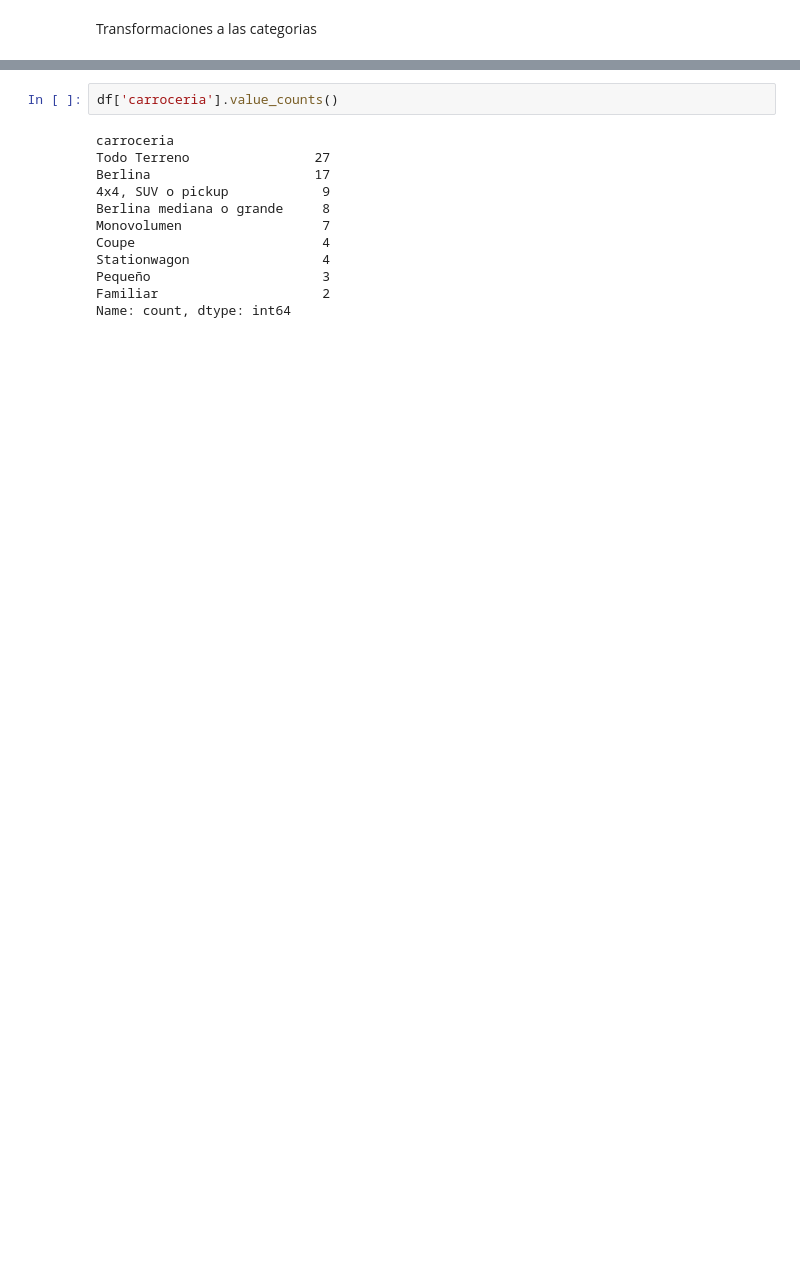
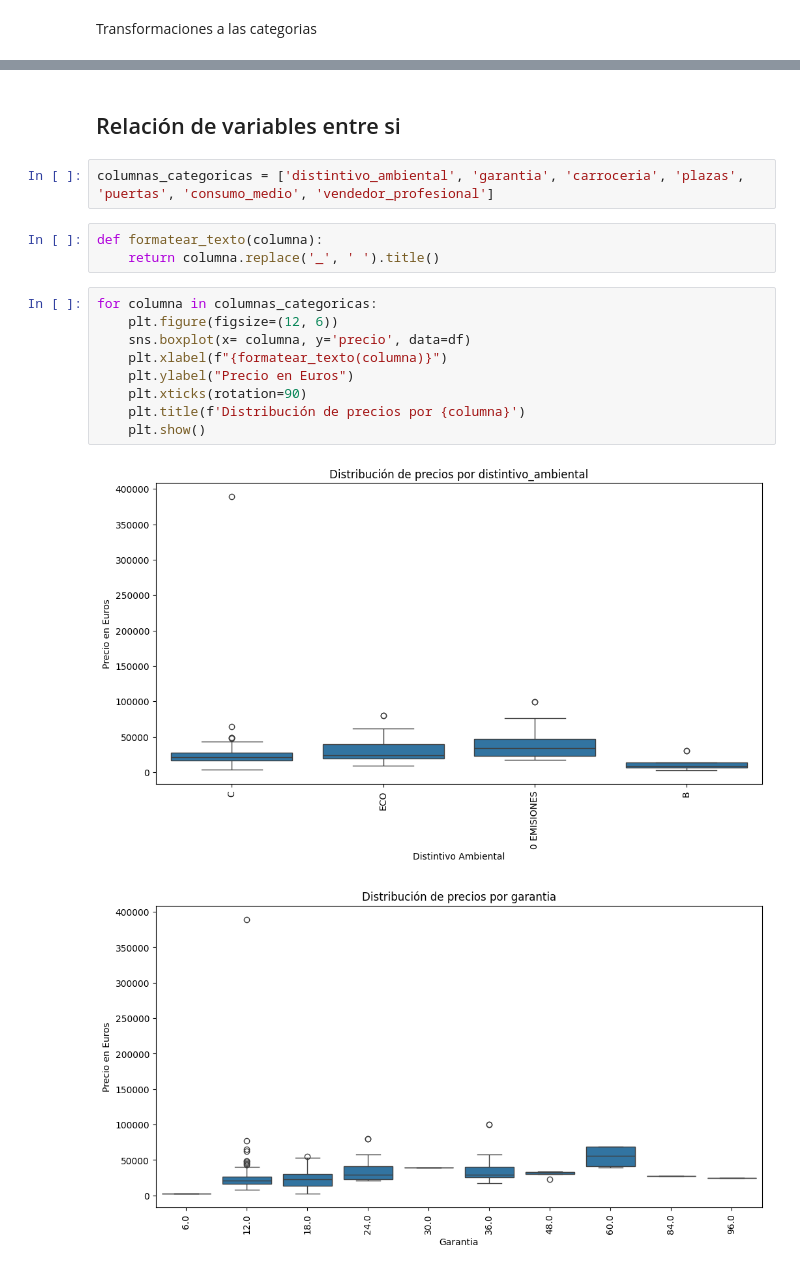
Before and after one commit to Bross-IT/PFB_coches, a Jupyter notebook: temp/limpieza_coches_segunda_mano.ipynb, the cells around one changed output, grey strips where cells are left out. Cells and saved outputs as stored; diff of their text form; blank space fills up the shorter version.

```diff
--- a/temp/limpieza_coches_segunda_mano.ipynb
+++ b/temp/limpieza_coches_segunda_mano.ipynb
@@ -177,14 +47,19 @@ memory usage: 10.9+ KB
-# %%
-df['carroceria'].value_counts()
-# %% [output]
-carroceria
-Todo Terreno                27
-Berlina                     17
-4x4, SUV o pickup            9
-Berlina mediana o grande     8
-Monovolumen                  7
-Coupe                        4
-Stationwagon                 4
-Pequeño                      3
-Familiar                     2
-Name: count, dtype: int64
+# %% [markdown]
+## Relación de variables entre si
+# %%
+columnas_categoricas = ['distintivo_ambiental', 'garantia', 'carroceria', 'plazas', 'puertas', 'consumo_medio', 'vendedor_profesional']
+# %%
+def formatear_texto(columna):
+    return columna.replace('_', ' ').title()
+# %%
+for columna in columnas_categoricas:
+    plt.figure(figsize=(12, 6))
+    sns.boxplot(x= columna, y='precio', data=df)
+    plt.xlabel(f"{formatear_texto(columna)}")
+    plt.ylabel("Precio en Euros")
+    plt.xticks(rotation=90)
+    plt.title(f'Distribución de precios por {columna}')
+    plt.show()
+# %% [output]
+[figure, added]
+[figure, added]
```
Also changed, not shown: parts of 51 cells of this notebook.
